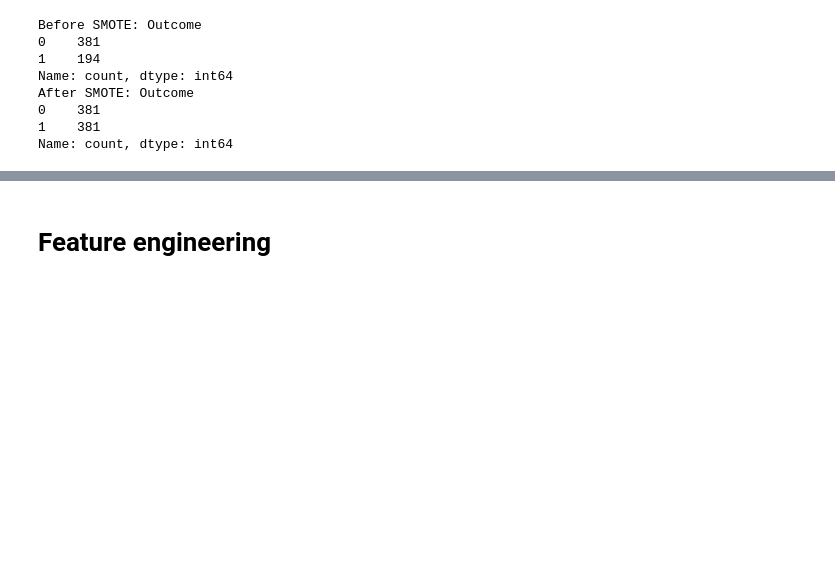
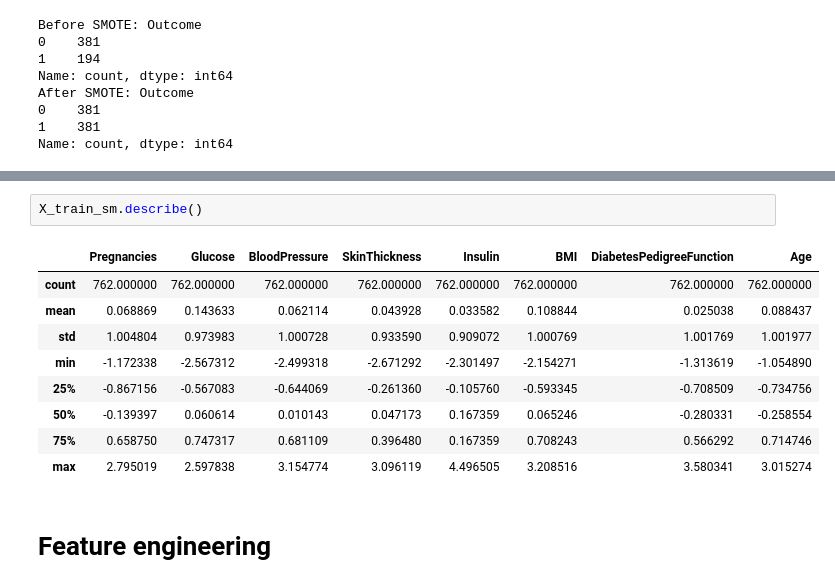
Before and after one commit to nigelmaxwee/sc5010-introduction-to-data-analysis, a Jupyter notebook: data-preprocessing.ipynb, the cells around one changed output, grey strips where cells are left out. Saved outputs shown, nothing was run; the diff lists cells and outputs as text; blank space fills up the shorter version.

```diff
--- a/data-preprocessing.ipynb
+++ b/data-preprocessing.ipynb
@@ -390,2 +460,14 @@ Name: count, dtype: int64
+# %%
+X_train_sm.describe()
+# %% [output]
+|  | Pregnancies | Glucose | BloodPressure | SkinThickness | Insulin | BMI | DiabetesPedigreeFunction | Age |
+| count | 762.000000 | 762.000000 | 762.000000 | 762.000000 | 762.000000 | 762.000000 | 762.000000 | 762.000000 |
+| mean | 0.068869 | 0.143633 | 0.062114 | 0.043928 | 0.033582 | 0.108844 | 0.025038 | 0.088437 |
+| std | 1.004804 | 0.973983 | 1.000728 | 0.933590 | 0.909072 | 1.000769 | 1.001769 | 1.001977 |
+| min | -1.172338 | -2.567312 | -2.499318 | -2.671292 | -2.301497 | -2.154271 | -1.313619 | -1.054890 |
+| 25% | -0.867156 | -0.567083 | -0.644069 | -0.261360 | -0.105760 | -0.593345 | -0.708509 | -0.734756 |
+| 50% | -0.139397 | 0.060614 | 0.010143 | 0.047173 | 0.167359 | 0.065246 | -0.280331 | -0.258554 |
+| 75% | 0.658750 | 0.747317 | 0.681109 | 0.396480 | 0.167359 | 0.708243 | 0.566292 | 0.714746 |
+| max | 2.795019 | 2.597838 | 3.154774 | 3.096119 | 4.496505 | 3.208516 | 3.580341 | 3.015274 |
 # %% [markdown]
 # Feature engineering
```
Also changed, not shown: parts of 15 cells of this notebook.
